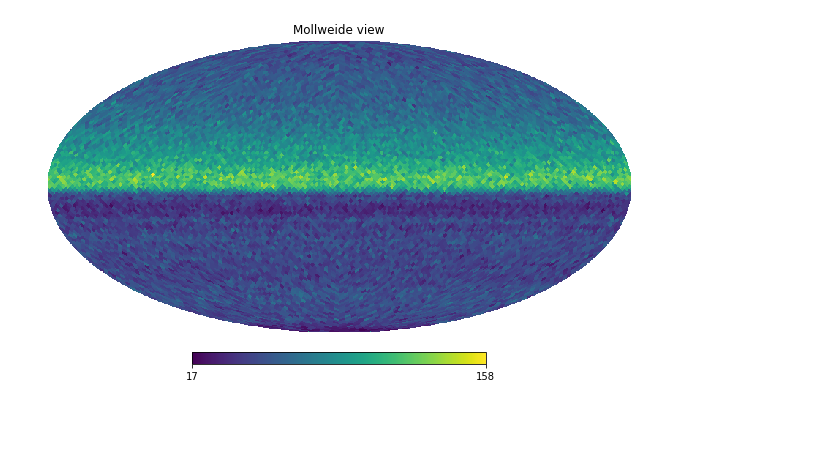
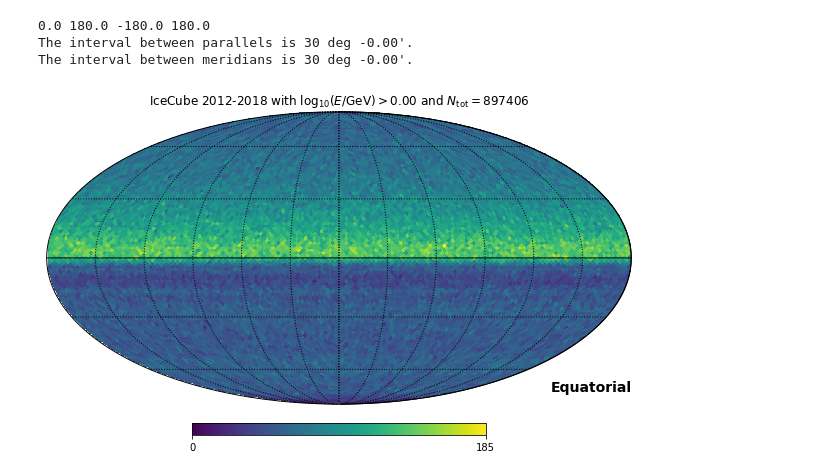
Before and after one commit to mahlers77/KSETA2023, a Jupyter notebook: IceCube_allsky.ipynb, the cells around one changed output. Saved outputs shown, nothing was run; the diff lists cells and outputs as text; code cells hidden in the pictures; blank space fills up the shorter version.

```diff
--- a/IceCube_allsky.ipynb
+++ b/IceCube_allsky.ipynb
@@ -8,3 +4,26 @@ fatal: repository 'https://github.com/mahlers/KSETA2023.git/' not found
+# %%
+import os, sys, importlib
+
+if GoogleColaboratory :
+
+    !pip3 install healpy
+
+    user = "mahlers77"
+    repo = "KSETA2023"
+
+    if os.path.isdir(repo):
+        !rm -rf {repo}
+
+    !git clone https://github.com/{user}/{repo}.git
+
+    if not repo in sys.path:
+        sys.path.insert(1, repo)
+
+else :
+    repo = "."
+
+#for path in sys.path :
+#  print(path)
 # %%
 %matplotlib inline
 import numpy as np
@@ -15,5 +38,6 @@ import healpy as H
 # %%
-dirname = 'data/icecube_10year_ps/events/'
+#dirname = 'KSETA2023/data/icecube_10year_ps/events/'
+dirname = '/data/icecube_10year_ps/events/'
 filenames = ['IC86_I_exp.csv','IC86_II_exp.csv','IC86_III_exp.csv','IC86_IV_exp.csv',\
              'IC86_V_exp.csv','IC86_VI_exp.csv','IC86_VII_exp.csv']
 
@@ -24,25 +48,35 @@ lines = np.array([])
 
 for filename in filenames:
 
-    temp = np.array([line.strip() for line in open(dirname + filename)])
+    temp = np.array([line.strip() for line in open(repo + dirname + filename)])
     lines = np.concatenate((lines,temp[1:]))
 
 rows = np.array([row.split() for row in lines])
 # %%
-energy = np.array([np.float(element) for element in rows[:,1]])
-RA = np.array([np.float(element) for element in rows[:,3]])
-DEC = np.array([np.float(element) for element in rows[:,4]])
+energy = np.array([float(element) for element in rows[:,1]])
+RA = np.array([float(element) for element in rows[:,3]])
+DEC = np.array([float(element) for element in rows[:,4]])
+
+energy_cut = 0.0 # units of log_10 (E/GeV)
+RA = RA[energy >= energy_cut]
+DEC = DEC[energy >= energy_cut]
 # %%
 nside = 32
 npix = H.nside2npix(nside)
 eventmap = np.zeros(npix)
 
 pixels = H.ang2pix(nside,np.pi/2-DEC/180.*np.pi,RA/180.*np.pi)
 
 for i in range(0,len(pixels)) :
     eventmap[pixels[i]] += 1
+
+tit = r'IceCube 2012-2018 with $\log_{10}(E/{\rm GeV})>' + format(energy_cut, '.2f') + r'$ and $N_{\rm tot} =' + format(len(RA), '.0f') +  '$'
+
+H.mollview(eventmap,title=tit,coord='C',cbar=True,rot=180,min=0)
+H.graticule()
+# %% [output]
+0.0 180.0 -180.0 180.0
+The interval between parallels is 30 deg -0.00'.
+The interval between meridians is 30 deg -0.00'.
+[figure, added]
-# %%
-H.mollview(eventmap)
-# %% [output]
-[figure, removed]
 # %%
```
Also changed, not shown: parts of 23 cells of this notebook, 5 other files.
